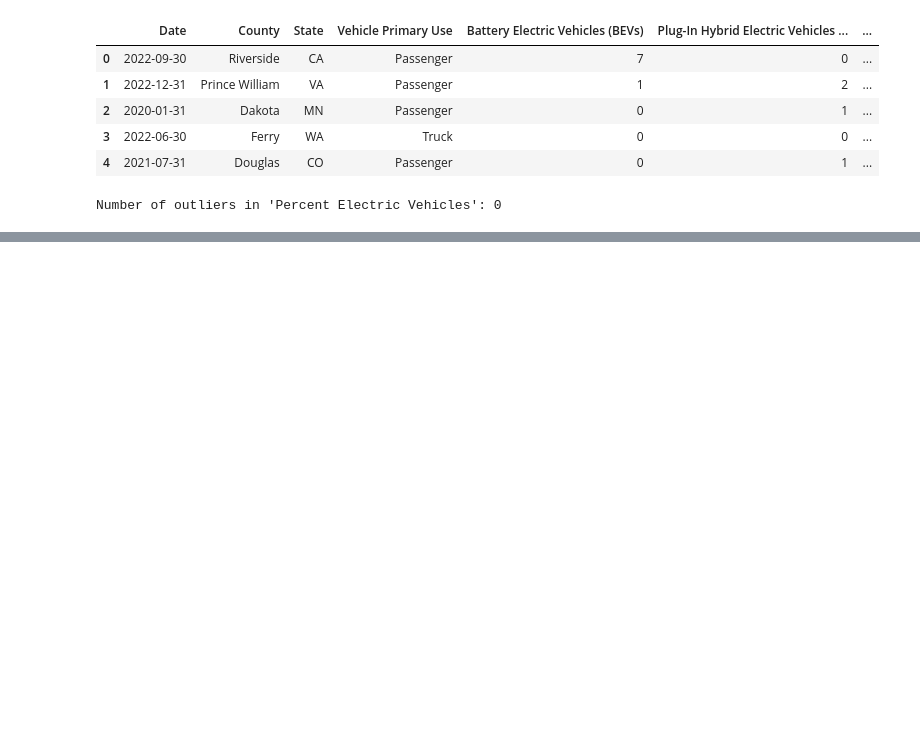
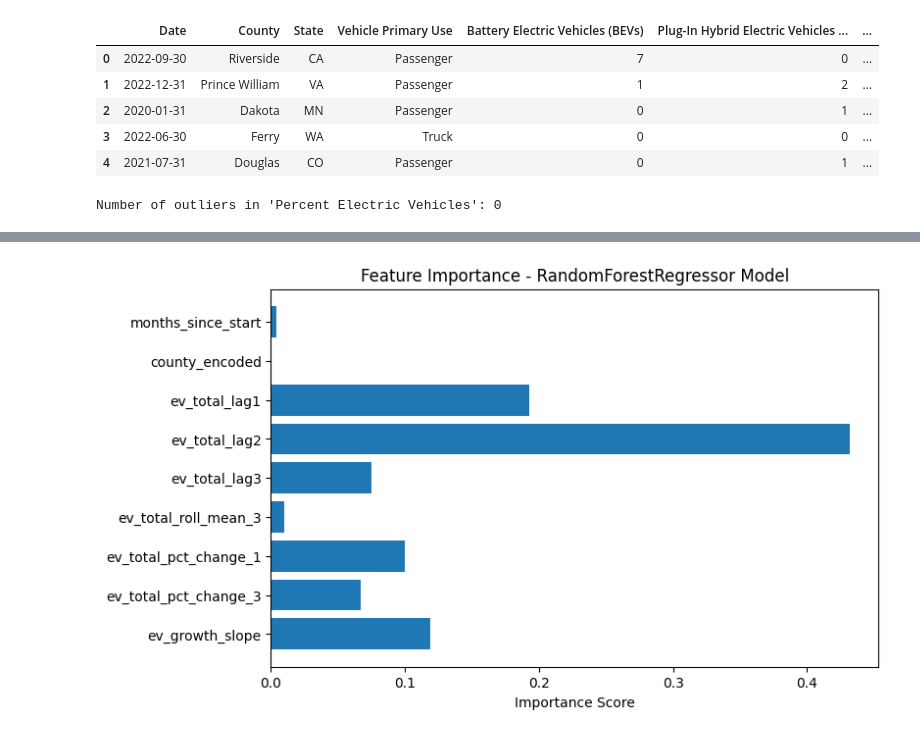
Before and after one commit to Sakshitha-J/EVC, a Jupyter notebook: EV_Adoptation.ipynb, the cells around one changed output, grey strips where cells are left out. Cells and saved outputs as stored; diff of their text form; code cells hidden in the pictures; blank space fills up the shorter version.

```diff
--- a/EV_Adoptation.ipynb
+++ b/EV_Adoptation.ipynb
@@ -154,0 +232,4 @@ Number of outliers in 'Percent Electric Vehicles': 0
+# %%
+df['cumulative_ev'] = df.groupby('County')['Electric Vehicle (EV) Total'].cumsum()
+df['ev_growth_slope'] = df.groupby('County')['cumulative_ev'].transform(
+            lambda x: x.rolling(6).apply(lambda y: np.polyfit(range(len(y)), y, 1)[0] if len(y) == 6 else np.nan))
@@ -154,0 +289,26 @@ Number of outliers in 'Percent Electric Vehicles': 0
+# %%
+param_dist = {
+    'n_estimators': [100, 150, 200, 250],
+    'max_depth': [None, 5, 10, 15],
+    'min_samples_split': [2, 4, 6, 8],
+    'min_samples_leaf': [1, 2, 3],
+    'max_features': ['sqrt', 'log2', None]
+        }\
+
+rf = RandomForestRegressor(random_state=42)
+
+random_search = RandomizedSearchCV(
+        estimator=rf,
+        param_distributions=param_dist,
+        n_iter=30,  # 30 random combos
+        scoring='r2',
+        cv=3,
+        n_jobs=-1,
+        verbose=1,
+        random_state=42
+        )
+
+random_search.fit(X_train, y_train)
+
+model = random_search.best_estimator_
+print("Best Parameters:", random_search.best_params_)
@@ -154,0 +374,12 @@ Number of outliers in 'Percent Electric Vehicles': 0
+# %%
+importances = model.feature_importances_
+
+plt.figure(figsize=(8,5))
+plt.barh(features, importances)
+plt.xlabel('Importance Score')
+
+plt.title('Feature Importance - RandomForestRegressor Model')
+plt.gca().invert_yaxis()
+plt.show()
+# %% [output]
+[figure, added]
```
Also changed, not shown: parts of 26 cells of this notebook, 3 other files.
